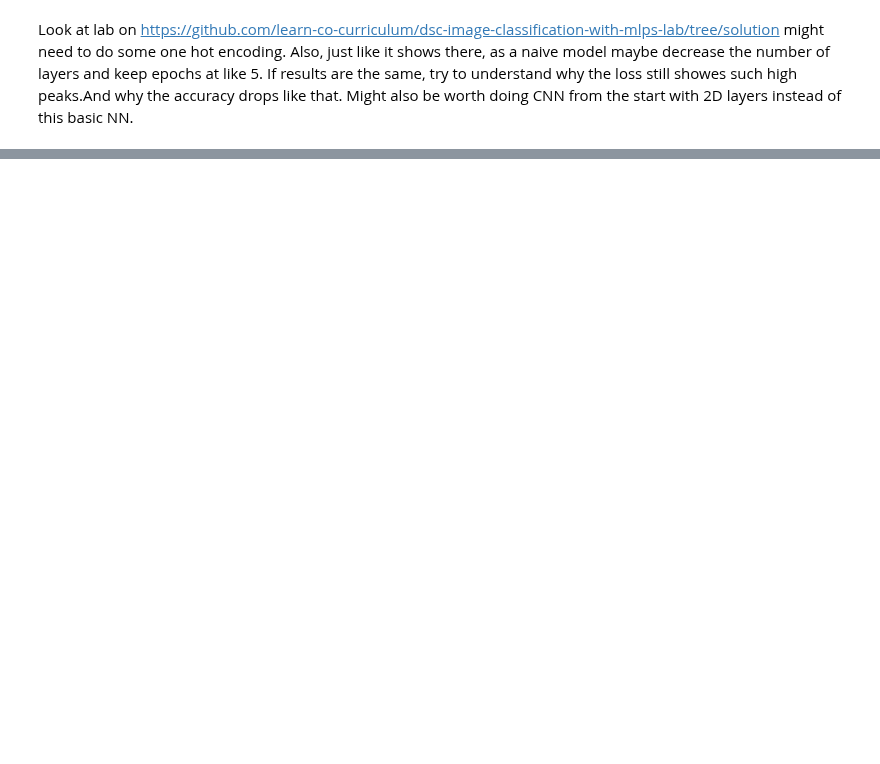
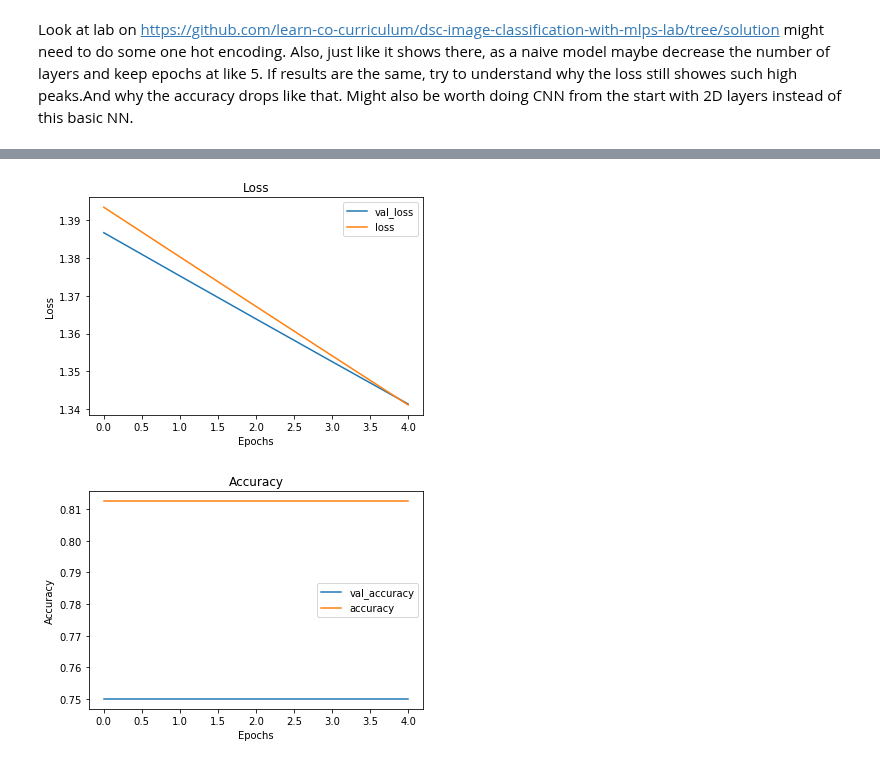
Before and after one commit to MNLKuzmin/SkinCancerDetection, a Jupyter notebook: SkinCancerDetection.ipynb, the cells around one changed output, grey strips where cells are left out. Saved outputs shown, nothing was run; the diff lists cells and outputs as text; code cells hidden in the pictures; blank space fills up the shorter version.

```diff
--- a/SkinCancerDetection.ipynb
+++ b/SkinCancerDetection.ipynb
@@ -333,0 +369,3 @@ Might also be worth doing CNN from the start with 2D layers instead of this basi
+# %%
+# increasing batch size to 20
+results5 = model3.fit(X64, y64, epochs=5, batch_size=20, validation_split=0.2)
@@ -333,0 +383,5 @@ Might also be worth doing CNN from the start with 2D layers instead of this basi
+# %%
+visualize_training_results(results5)
+# %% [output]
+[figure, added]
+[figure, added]
```
Also changed, not shown: parts of 19 cells of this notebook.
